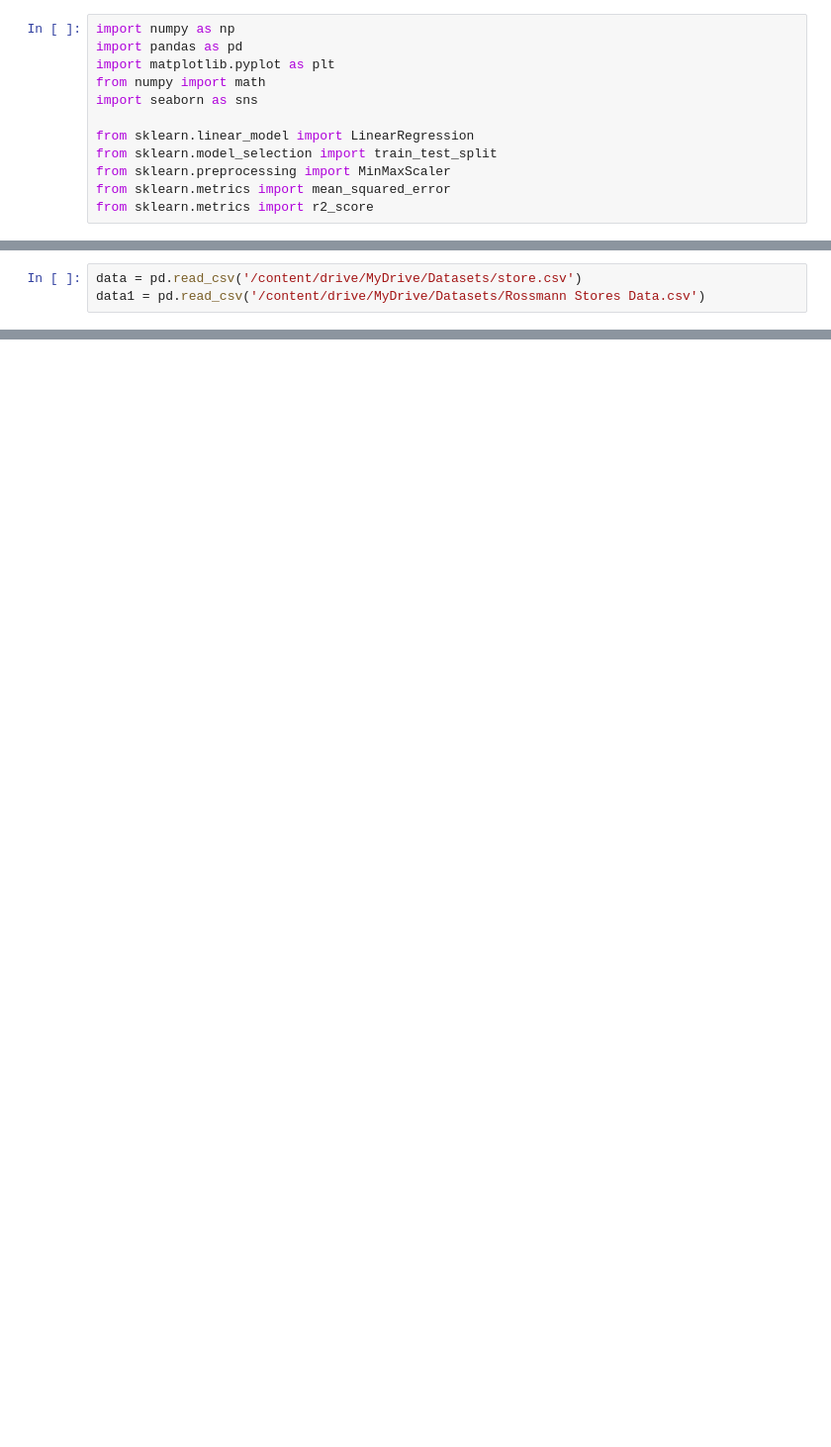
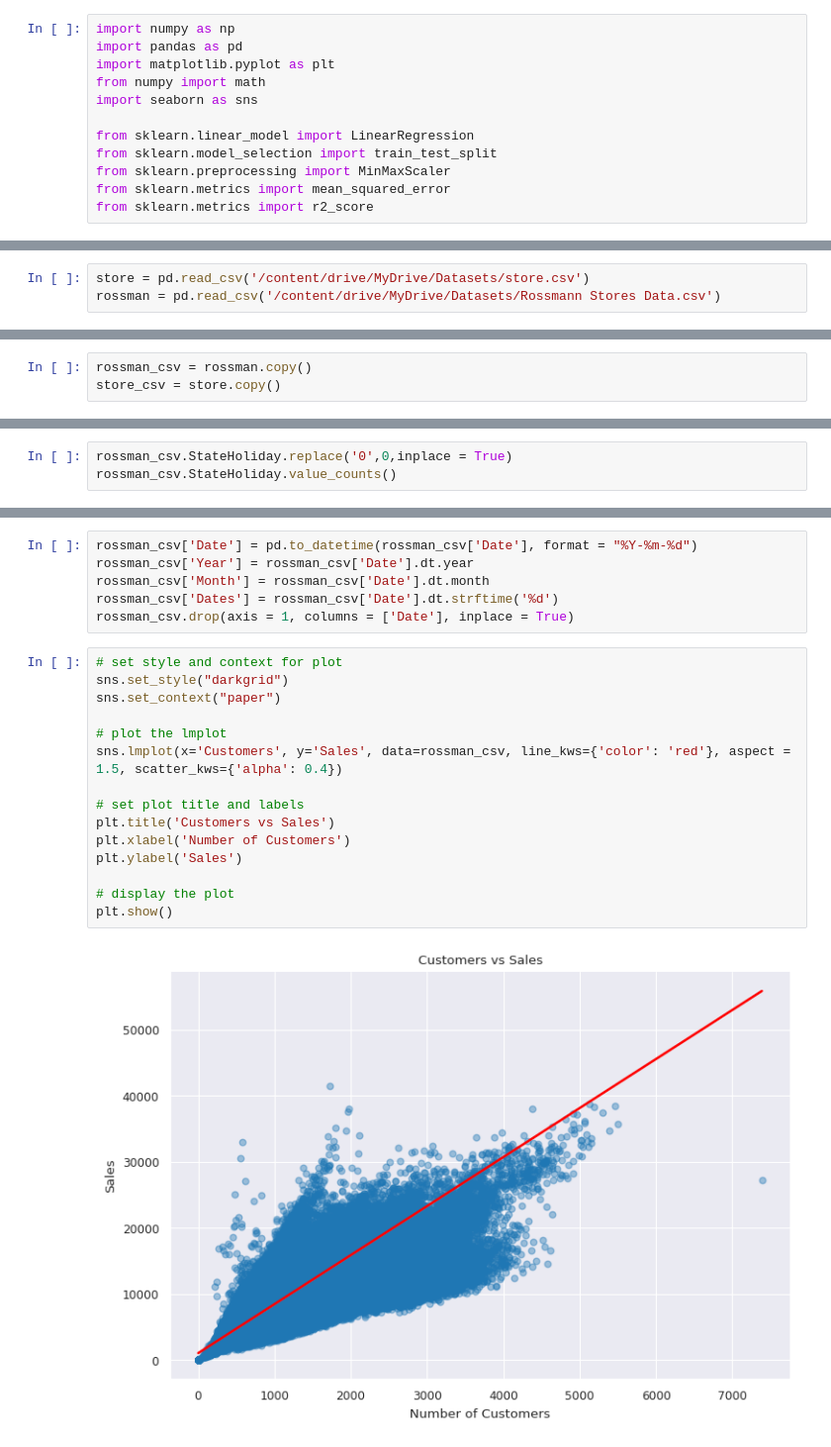
Before and after one commit to gautampatil01/Retail-Sales-Prediction, a Jupyter notebook: Retail_Sales_Prediction.ipynb, the cells around one changed output, grey strips where cells are left out. Shown at 99% size. Saved outputs shown, nothing was run; the diff lists cells and outputs as text; blank space fills up the shorter version.

```diff
--- a/Retail_Sales_Prediction.ipynb
+++ b/Retail_Sales_Prediction.ipynb
@@ -15,3 +20,3 @@ from sklearn.metrics import r2_score
 # %%
-data = pd.read_csv('/content/drive/MyDrive/Datasets/store.csv')
-data1 = pd.read_csv('/content/drive/MyDrive/Datasets/Rossmann Stores Data.csv')
+store = pd.read_csv('/content/drive/MyDrive/Datasets/store.csv')
+rossman = pd.read_csv('/content/drive/MyDrive/Datasets/Rossmann Stores Data.csv')
@@ -33,0 +23,3 @@ data1
+# %%
+rossman_csv = rossman.copy()
+store_csv = store.copy()
@@ -63,0 +93,3 @@ Number of null values as NaN: 354
+# %%
+rossman_csv.StateHoliday.replace('0',0,inplace = True)
+rossman_csv.StateHoliday.value_counts()
@@ -63,0 +120,23 @@ Number of null values as NaN: 354
+# %%
+rossman_csv['Date'] = pd.to_datetime(rossman_csv['Date'], format = "%Y-%m-%d")
+rossman_csv['Year'] = rossman_csv['Date'].dt.year
+rossman_csv['Month'] = rossman_csv['Date'].dt.month
+rossman_csv['Dates'] = rossman_csv['Date'].dt.strftime('%d')
+rossman_csv.drop(axis = 1, columns = ['Date'], inplace = True)
+# %%
+# set style and context for plot
+sns.set_style("darkgrid")
+sns.set_context("paper")
+
+# plot the lmplot
+sns.lmplot(x='Customers', y='Sales', data=rossman_csv, line_kws={'color': 'red'}, aspect = 1.5, scatter_kws={'alpha': 0.4})
+
+# set plot title and labels
+plt.title('Customers vs Sales')
+plt.xlabel('Number of Customers')
+plt.ylabel('Sales')
+
+# display the plot
+plt.show()
+# %% [output]
+[figure, added]
```
Also changed, not shown: parts of 41 cells of this notebook.
